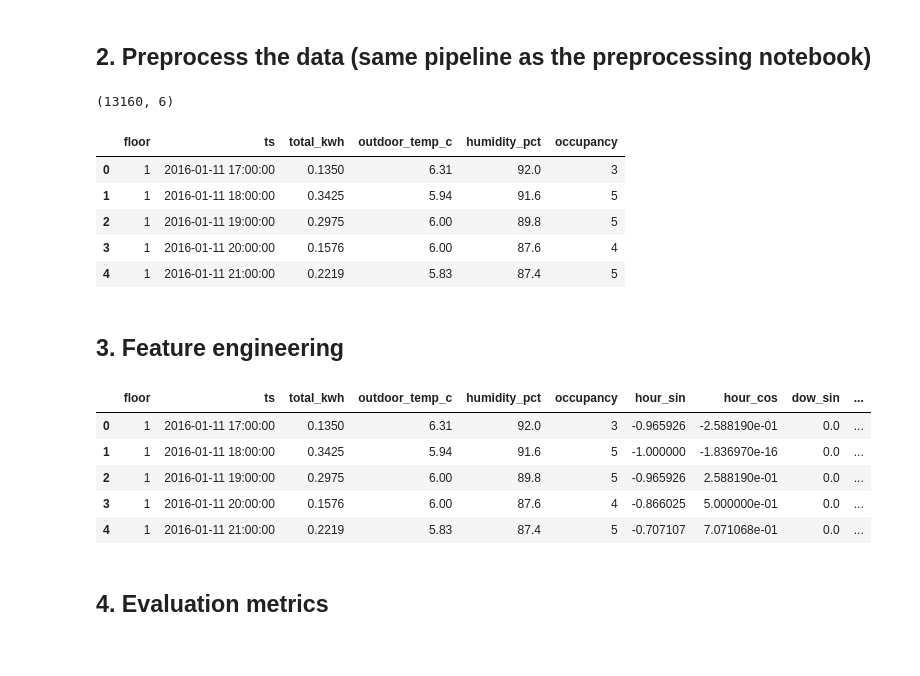
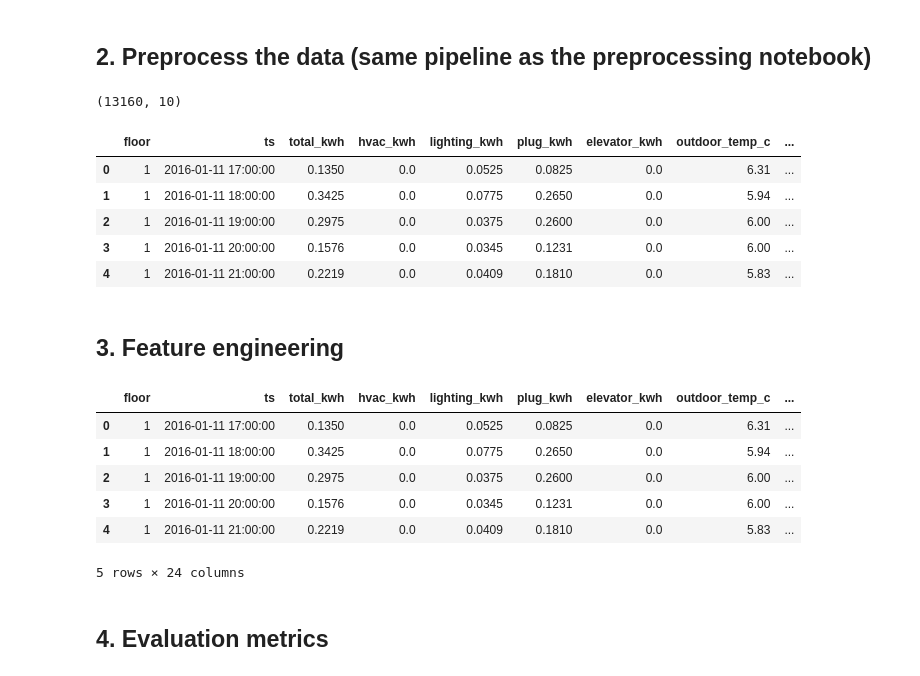
Before and after one commit to PrahaladVK/GridSentry, a Jupyter notebook: notebooks/GridSentry_Model_Training.ipynb, the cells around one changed output. Saved outputs shown, nothing was run; the diff lists cells and outputs as text; code cells hidden in the pictures.

```diff
--- a/notebooks/GridSentry_Model_Training.ipynb
+++ b/notebooks/GridSentry_Model_Training.ipynb
@@ -57,40 +68,44 @@ def zone_activity(hourly):
         ) / len(zone["rh"])
         scores[floor] = (temp_dev.fillna(0) + 0.3 * rh_dev.fillna(0)) + 1e-3
     return scores
 
 
 activity = zone_activity(hourly)
 weights = activity.div(activity.sum(axis=1), axis=0)
 appliances_kwh = hourly["Appliances"] / 1000.0
 lights_kwh = hourly["lights"] / 1000.0
 
 rows = []
 for floor in ZONES:
     floor_plug = (weights[floor] * appliances_kwh).round(4)
     floor_lighting = (weights[floor] * lights_kwh).round(4)
     floor_total = (floor_plug + floor_lighting).round(4)
     percentile = floor_total.rank(pct=True)
     occupancy = (percentile * 6).round().astype(int)
     rows.append(pd.DataFrame({
         "floor": floor,
         "ts": hourly.index,
         "total_kwh": floor_total.to_numpy(),
+        "hvac_kwh": 0.0,
+        "lighting_kwh": floor_lighting.to_numpy(),
+        "plug_kwh": floor_plug.to_numpy(),
+        "elevator_kwh": 0.0,
         "outdoor_temp_c": hourly["T_out"].round(2).to_numpy(),
         "humidity_pct": hourly["RH_out"].clip(0, 100).round(1).to_numpy(),
         "occupancy": occupancy.to_numpy(),
     }))
 
 readings = pd.concat(rows, ignore_index=True)
 print(readings.shape)
 readings.head()
 # %% [output]
-(13160, 6)
+(13160, 10)
-|  | floor | ts | total_kwh | outdoor_temp_c | humidity_pct | occupancy |
-| 0 | 1 | 2016-01-11 17:00:00 | 0.1350 | 6.31 | 92.0 | 3 |
-| 1 | 1 | 2016-01-11 18:00:00 | 0.3425 | 5.94 | 91.6 | 5 |
-| 2 | 1 | 2016-01-11 19:00:00 | 0.2975 | 6.00 | 89.8 | 5 |
-| 3 | 1 | 2016-01-11 20:00:00 | 0.1576 | 6.00 | 87.6 | 4 |
-| 4 | 1 | 2016-01-11 21:00:00 | 0.2219 | 5.83 | 87.4 | 5 |
+|  | floor | ts | total_kwh | hvac_kwh | lighting_kwh | plug_kwh | elevator_kwh | outdoor_temp_c | ... |
+| 0 | 1 | 2016-01-11 17:00:00 | 0.1350 | 0.0 | 0.0525 | 0.0825 | 0.0 | 6.31 | ... |
+| 1 | 1 | 2016-01-11 18:00:00 | 0.3425 | 0.0 | 0.0775 | 0.2650 | 0.0 | 5.94 | ... |
+| 2 | 1 | 2016-01-11 19:00:00 | 0.2975 | 0.0 | 0.0375 | 0.2600 | 0.0 | 6.00 | ... |
+| 3 | 1 | 2016-01-11 20:00:00 | 0.1576 | 0.0 | 0.0345 | 0.1231 | 0.0 | 6.00 | ... |
+| 4 | 1 | 2016-01-11 21:00:00 | 0.2219 | 0.0 | 0.0409 | 0.1810 | 0.0 | 5.83 | ... |
 # %% [markdown]
 ## 3. Feature engineering
 # %%
@@ -134,12 +149,13 @@ def make_supervised(df, horizon_steps, target_col="total_kwh"):
 floor1 = readings[readings["floor"] == 1]
 make_supervised(floor1, 24).head()
 # %% [output]
-|  | floor | ts | total_kwh | outdoor_temp_c | humidity_pct | occupancy | hour_sin | hour_cos | dow_sin | ... |
-| 0 | 1 | 2016-01-11 17:00:00 | 0.1350 | 6.31 | 92.0 | 3 | -0.965926 | -2.588190e-01 | 0.0 | ... |
-| 1 | 1 | 2016-01-11 18:00:00 | 0.3425 | 5.94 | 91.6 | 5 | -1.000000 | -1.836970e-16 | 0.0 | ... |
-| 2 | 1 | 2016-01-11 19:00:00 | 0.2975 | 6.00 | 89.8 | 5 | -0.965926 | 2.588190e-01 | 0.0 | ... |
-| 3 | 1 | 2016-01-11 20:00:00 | 0.1576 | 6.00 | 87.6 | 4 | -0.866025 | 5.000000e-01 | 0.0 | ... |
-| 4 | 1 | 2016-01-11 21:00:00 | 0.2219 | 5.83 | 87.4 | 5 | -0.707107 | 7.071068e-01 | 0.0 | ... |
+|  | floor | ts | total_kwh | hvac_kwh | lighting_kwh | plug_kwh | elevator_kwh | outdoor_temp_c | ... |
+| 0 | 1 | 2016-01-11 17:00:00 | 0.1350 | 0.0 | 0.0525 | 0.0825 | 0.0 | 6.31 | ... |
+| 1 | 1 | 2016-01-11 18:00:00 | 0.3425 | 0.0 | 0.0775 | 0.2650 | 0.0 | 5.94 | ... |
+| 2 | 1 | 2016-01-11 19:00:00 | 0.2975 | 0.0 | 0.0375 | 0.2600 | 0.0 | 6.00 | ... |
+| 3 | 1 | 2016-01-11 20:00:00 | 0.1576 | 0.0 | 0.0345 | 0.1231 | 0.0 | 6.00 | ... |
+| 4 | 1 | 2016-01-11 21:00:00 | 0.2219 | 0.0 | 0.0409 | 0.1810 | 0.0 | 5.83 | ... |
+5 rows × 24 columns
 # %% [markdown]
 ## 4. Evaluation metrics
 # %%
```
Also changed, not shown: parts of 17 cells of this notebook, 10 other files.
